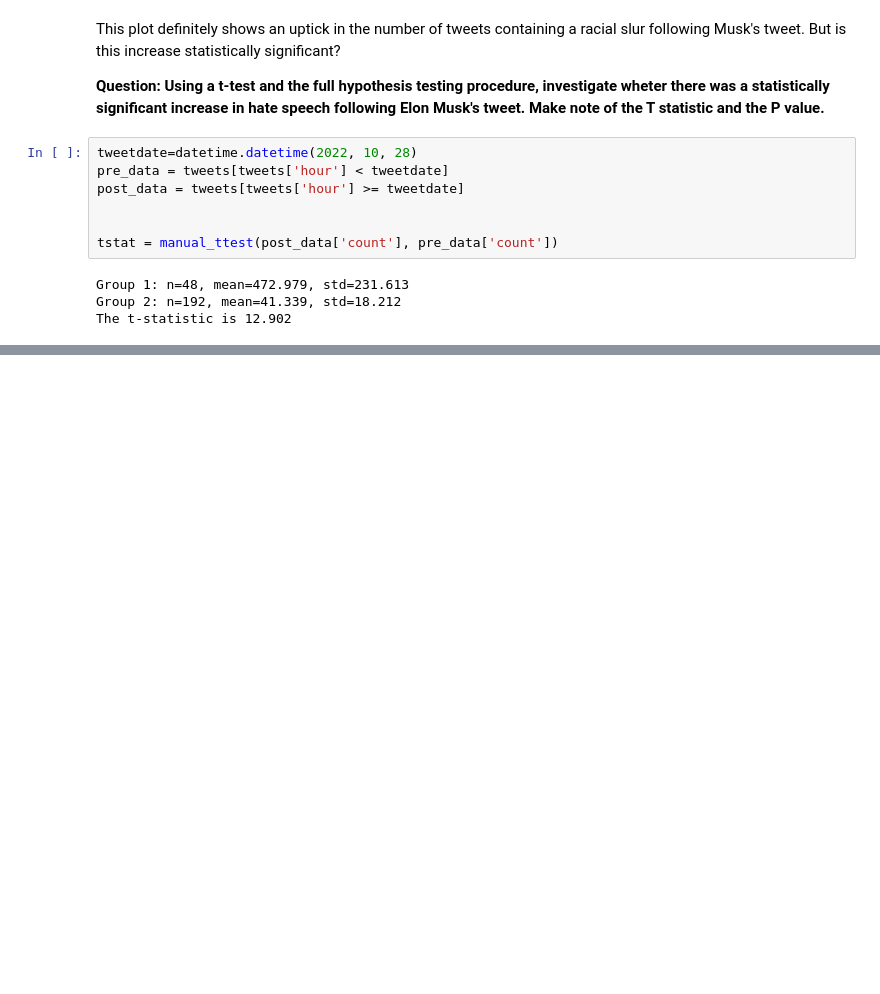
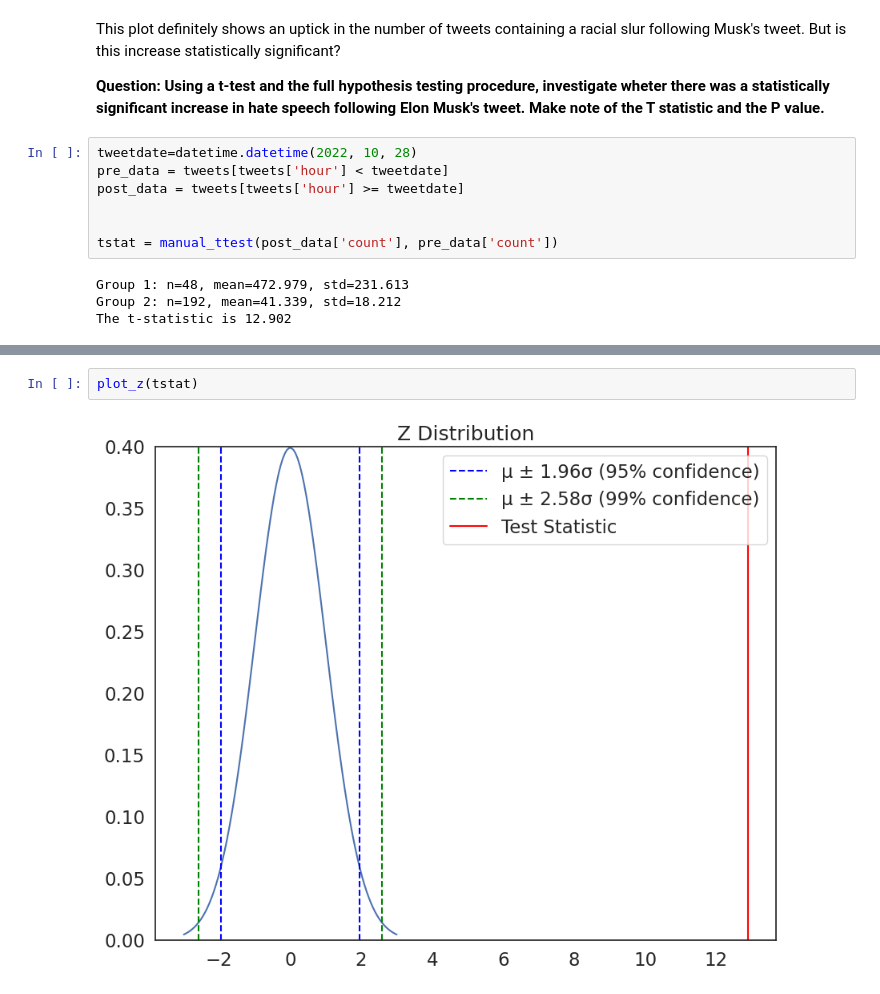
Before and after one commit to 4dri4ne/QM2, a Jupyter notebook: notebooks/W06. Hypothesis Testing.ipynb, the cells around one changed output, grey strips where cells are left out. Drawn from its saved outputs; the diff is of its cells as text; blank space fills up the shorter version.

```diff
--- a/notebooks/W06. Hypothesis Testing.ipynb
+++ b/notebooks/W06. Hypothesis Testing.ipynb
@@ -334,0 +393,4 @@ The t-statistic is 12.902
+# %%
+plot_z(tstat)
+# %% [output]
+[figure, added]
```
Also changed, not shown: parts of 11 cells of this notebook.
